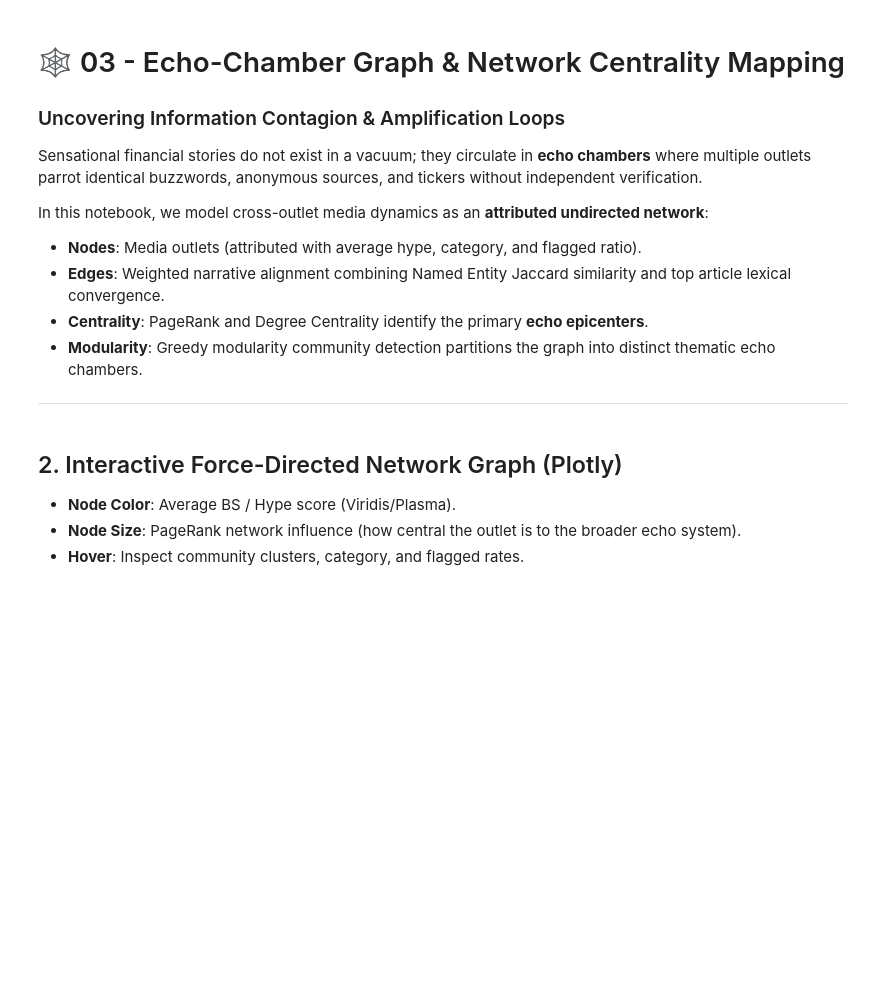
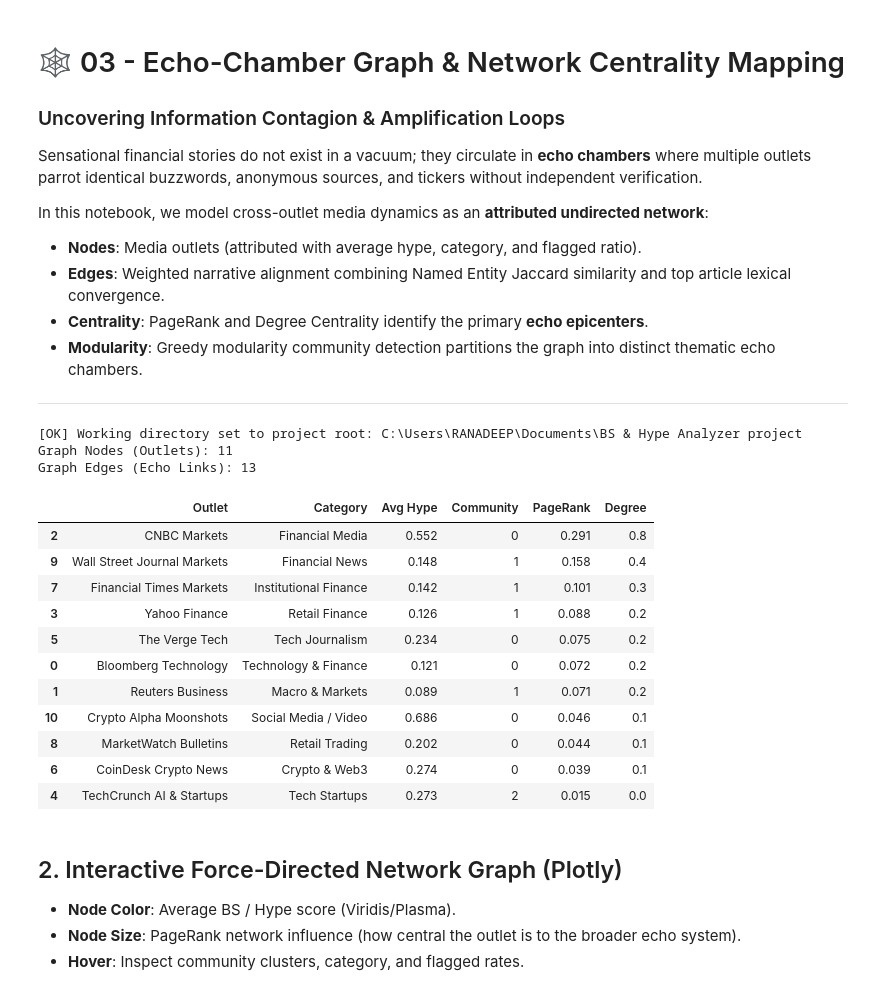
Before and after one commit to unknown404-practice/bs-hype-analyzer, a Jupyter notebook: notebooks/03_echo_chamber_graph.ipynb, the cells around one changed output. Drawn from its saved outputs; the diff is of its cells as text; code cells hidden in the pictures; blank space fills up the shorter version.

Commit message:
Fix torch import in notebook 00, add working dir preamble, and verify all 5 notebooks pass smoke tests

```diff
--- a/notebooks/03_echo_chamber_graph.ipynb
+++ b/notebooks/03_echo_chamber_graph.ipynb
@@ -13,35 +13,67 @@ In this notebook, we model cross-outlet media dynamics as an **attributed undire
 
 ---
 # %%
+# Ensure project root is in sys.path and is current working directory
+import os
+import sys
+from pathlib import Path
+
+NOTEBOOK_DIR = Path.cwd().resolve()
+PROJECT_ROOT = NOTEBOOK_DIR.parent if NOTEBOOK_DIR.name == 'notebooks' else NOTEBOOK_DIR
+if str(PROJECT_ROOT) not in sys.path:
+    sys.path.insert(0, str(PROJECT_ROOT))
+os.chdir(PROJECT_ROOT)
+print(f'[OK] Working directory set to project root: {PROJECT_ROOT}')
+
 import pandas as pd
 import networkx as nx
 from src.config import PROCESSED_DATA_DIR, FIGURES_DIR
 from src.graph import EchoChamberGraphBuilder
 from src.viz import plot_echo_chamber_network_plotly, export_pyvis_network_html
 
 # Load enriched features
-df = pd.read_parquet(PROCESSED_DATA_DIR / 'sample_features.parquet')
+features_path = PROCESSED_DATA_DIR / 'sample_features.parquet'
+if features_path.exists():
+    df = pd.read_parquet(features_path)
+else:
+    df = pd.read_csv(PROCESSED_DATA_DIR / 'sample_features.csv')
 
 # Build Echo-Chamber Graph
 builder = EchoChamberGraphBuilder()
 G = builder.build_outlet_graph(df, edge_threshold=0.15)
 
 print(f'Graph Nodes (Outlets): {len(G.nodes)}')
 print(f'Graph Edges (Echo Links): {len(G.edges)}')
 
 summary_data = []
 for node, data in G.nodes(data=True):
     summary_data.append({
         'Outlet': node,
         'Category': data.get('category'),
         'Avg Hype': data.get('avg_hype_score'),
         'Community': data.get('community'),
         'PageRank': data.get('pagerank'),
         'Degree': data.get('degree_centrality')
     })
 
 df_nodes = pd.DataFrame(summary_data).sort_values(by='PageRank', ascending=False)
 df_nodes
+# %% [output]
+[OK] Working directory set to project root: C:\Users\RANADEEP\Documents\BS & Hype Analyzer project
+Graph Nodes (Outlets): 11
+Graph Edges (Echo Links): 13
+|  | Outlet | Category | Avg Hype | Community | PageRank | Degree |
+| 2 | CNBC Markets | Financial Media | 0.552 | 0 | 0.291 | 0.8 |
+| 9 | Wall Street Journal Markets | Financial News | 0.148 | 1 | 0.158 | 0.4 |
+| 7 | Financial Times Markets | Institutional Finance | 0.142 | 1 | 0.101 | 0.3 |
+| 3 | Yahoo Finance | Retail Finance | 0.126 | 1 | 0.088 | 0.2 |
+| 5 | The Verge Tech | Tech Journalism | 0.234 | 0 | 0.075 | 0.2 |
+| 0 | Bloomberg Technology | Technology & Finance | 0.121 | 0 | 0.072 | 0.2 |
+| 1 | Reuters Business | Macro & Markets | 0.089 | 1 | 0.071 | 0.2 |
+| 10 | Crypto Alpha Moonshots | Social Media / Video | 0.686 | 0 | 0.046 | 0.1 |
+| 8 | MarketWatch Bulletins | Retail Trading | 0.202 | 0 | 0.044 | 0.1 |
+| 6 | CoinDesk Crypto News | Crypto & Web3 | 0.274 | 0 | 0.039 | 0.1 |
+| 4 | TechCrunch AI & Startups | Tech Startups | 0.273 | 2 | 0.015 | 0.0 |
 # %% [markdown]
 ## 2. Interactive Force-Directed Network Graph (Plotly)
 
```
Also changed, not shown: parts of 2 cells of this notebook, 6 other files.
